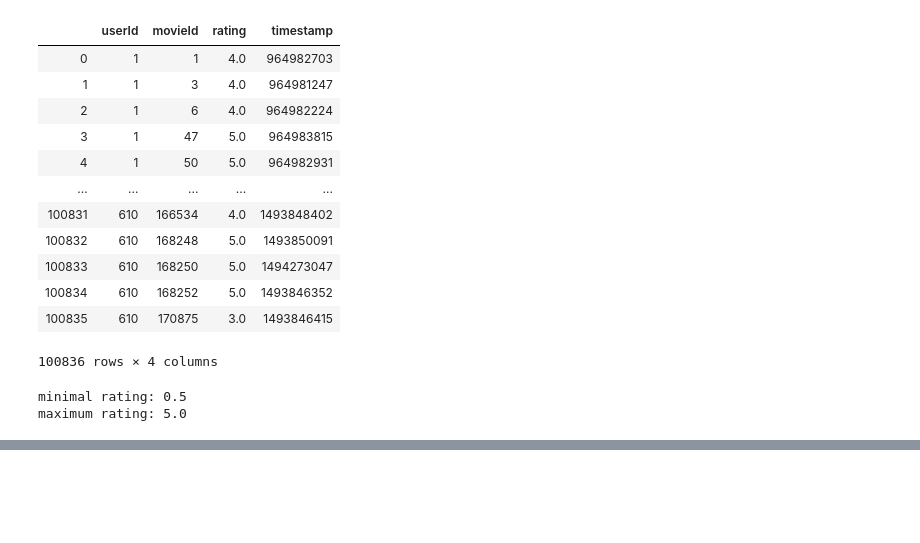
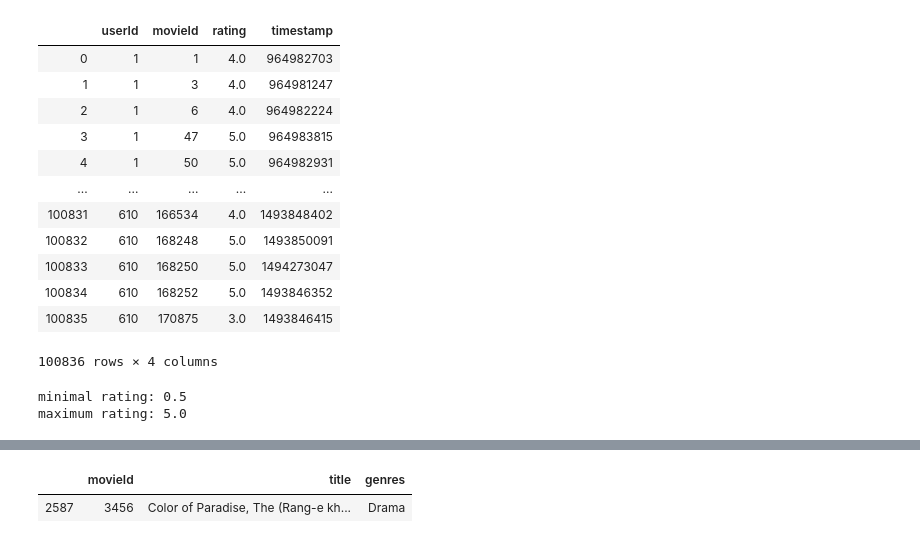
Before and after one commit to islonik/ds, a Jupyter notebook: notebooks/b3.ipynb, the cells around one changed output, grey strips where cells are left out. Cells and saved outputs as stored; diff of their text form; code cells hidden in the pictures; blank space fills up the shorter version.

```diff
--- a/notebooks/b3.ipynb
+++ b/notebooks/b3.ipynb
@@ -40,0 +290,10 @@ maximum rating: 5.0
+# %%
+# 3.15.5
+# Найдите в датафрейме movies фильм с movieId=3456.
+# Какой у него год выпуска?
+# P. S. Попробуйте найти movieId этого фильма в датафрейме ratings.
+# Это будет ключом к ответу на следующее задание.
+movies[movies['movieId'] == 3456]
+# %% [output]
+|  | movieId | title | genres |
+| 2587 | 3456 | Color of Paradise, The (Rang-e kh... | Drama |
```
Also changed, not shown: parts of 15 cells of this notebook, 10 other files.
